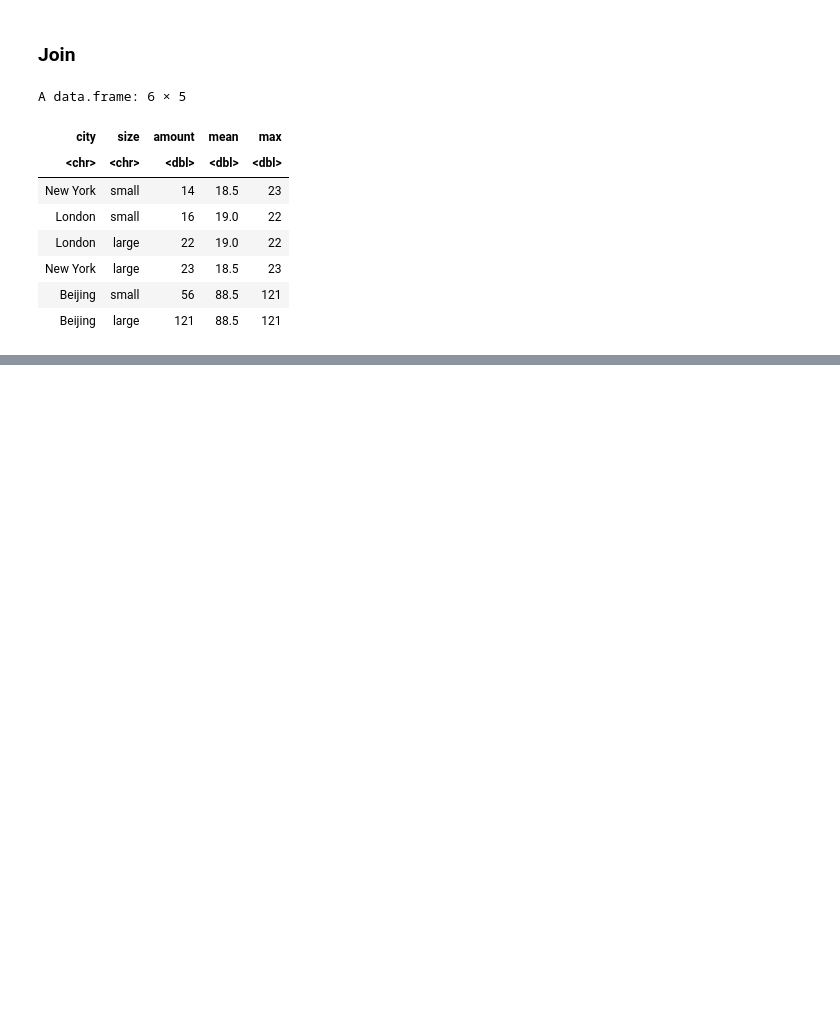
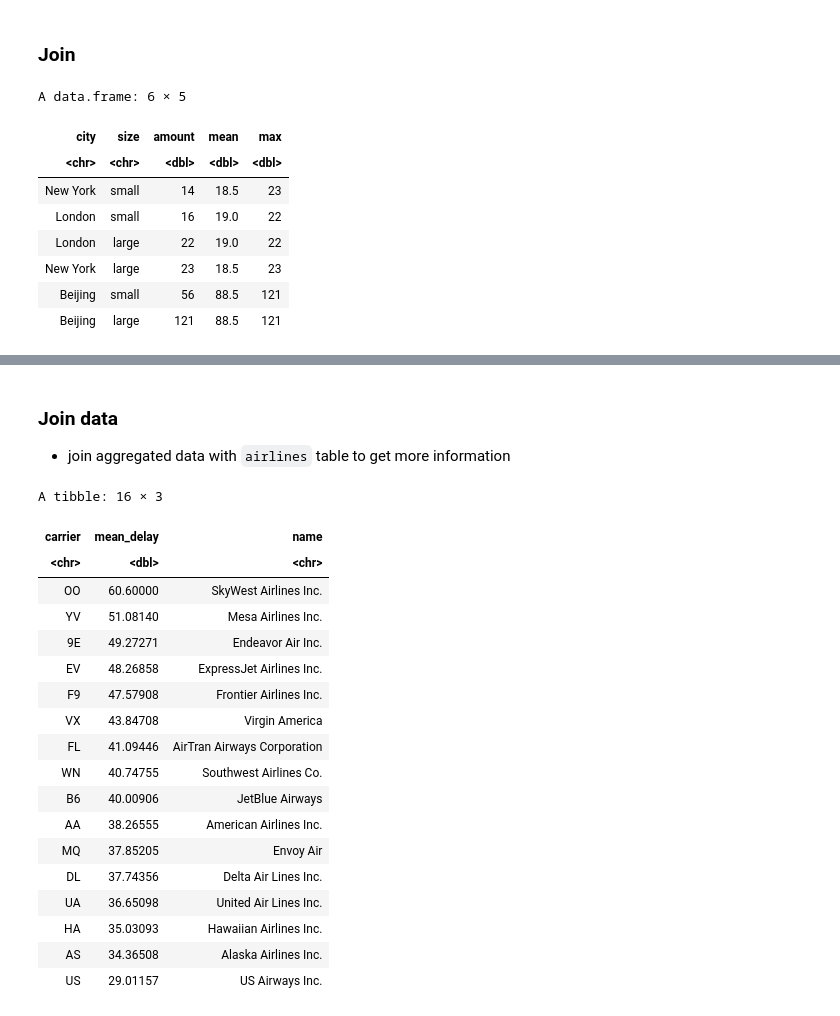
Before and after one commit to ppkgtmm/data-models, a Jupyter notebook: L2/Data preparation.ipynb, the cells around one changed output, grey strips where cells are left out. Drawn from its saved outputs; the diff is of its cells as text; code cells hidden in the pictures; blank space fills up the shorter version.

```diff
--- a/L2/Data preparation.ipynb
+++ b/L2/Data preparation.ipynb
@@ -353,0 +396,3 @@ A data.frame: 6 × 5
+# %%
+flights_select <- select(flights_data, arr_delay, carrier)
+head(flights_select)
@@ -353,0 +413,3 @@ A data.frame: 6 × 5
+# %%
+flights_select <- filter(flights_select, !is.na(arr_delay) & arr_delay > 0)
+head(flights_select)
@@ -353,0 +429,3 @@ A data.frame: 6 × 5
+# %%
+mean_arr_delay <- group_by(flights_select, carrier) %>% summarise(mean_delay=mean(arr_delay))
+mean_arr_delay
@@ -353,0 +455,3 @@ A data.frame: 6 × 5
+# %%
+mean_arr_delay <- arrange(mean_arr_delay, desc(mean_delay))
+mean_arr_delay
@@ -353,0 +478,26 @@ A data.frame: 6 × 5
+# %% [markdown]
+### Join data
+- join aggregated data with `airlines` table to get more information
+# %%
+joined <- left_join(mean_arr_delay, select(airlines_data, -X), by='carrier')
+joined
+# %% [output]
+A tibble: 16 × 3
+| carrier | mean_delay | name |
+| <chr> | <dbl> | <chr> |
+| OO | 60.60000 | SkyWest Airlines Inc. |
+| YV | 51.08140 | Mesa Airlines Inc. |
+| 9E | 49.27271 | Endeavor Air Inc. |
+| EV | 48.26858 | ExpressJet Airlines Inc. |
+| F9 | 47.57908 | Frontier Airlines Inc. |
+| VX | 43.84708 | Virgin America |
+| FL | 41.09446 | AirTran Airways Corporation |
+| WN | 40.74755 | Southwest Airlines Co. |
+| B6 | 40.00906 | JetBlue Airways |
+| AA | 38.26555 | American Airlines Inc. |
+| MQ | 37.85205 | Envoy Air |
+| DL | 37.74356 | Delta Air Lines Inc. |
+| UA | 36.65098 | United Air Lines Inc. |
+| HA | 35.03093 | Hawaiian Airlines Inc. |
+| AS | 34.36508 | Alaska Airlines Inc. |
+| US | 29.01157 | US Airways Inc. |
```
Also changed, not shown: parts of 18 cells of this notebook.
